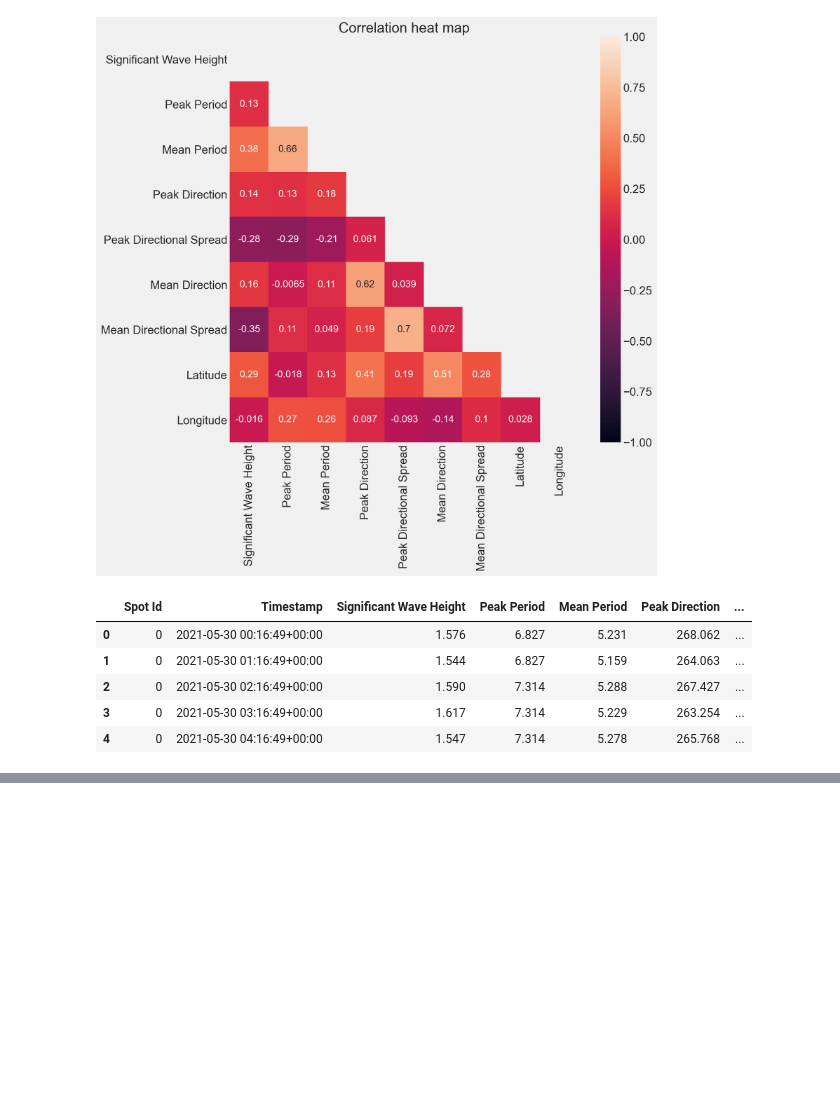
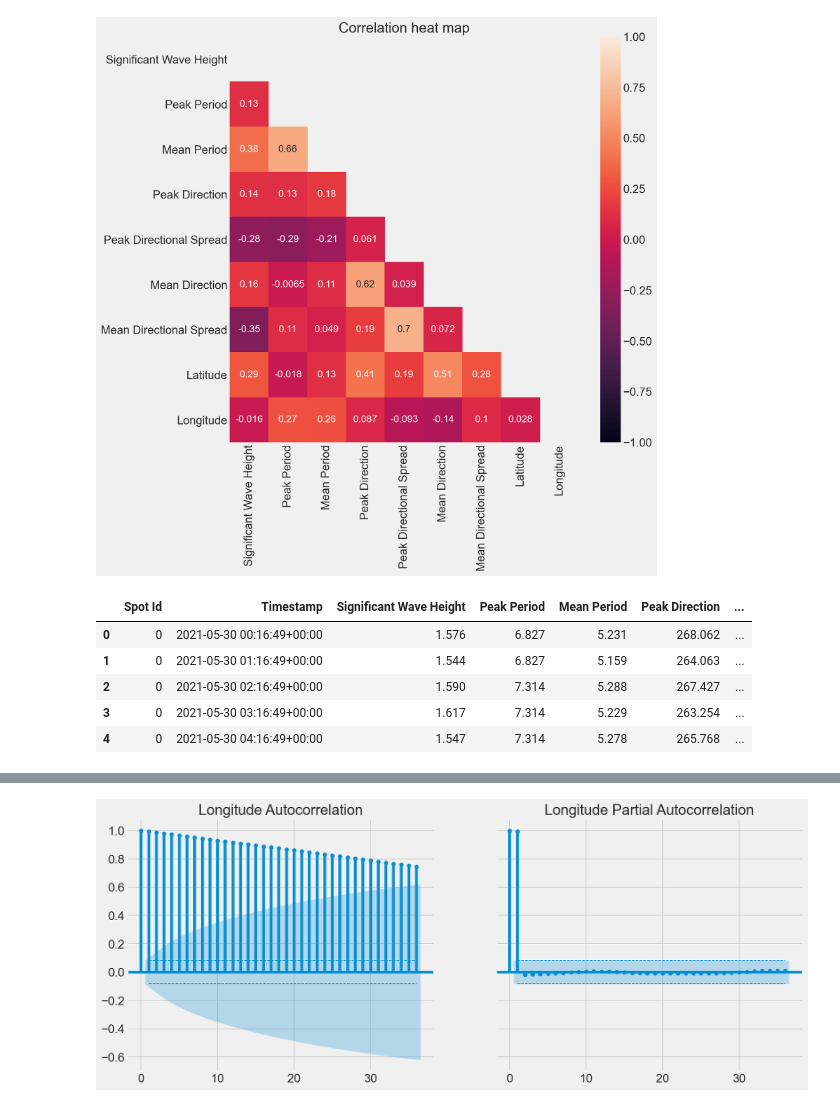
Before and after one commit to esbatiehsan/forecasting-floats, a Jupyter notebook: data-cleaning-exploration.ipynb, the cells around one changed output, grey strips where cells are left out. Saved outputs shown, nothing was run; the diff lists cells and outputs as text; code cells hidden in the pictures; blank space fills up the shorter version.

```diff
--- a/data-cleaning-exploration.ipynb
+++ b/data-cleaning-exploration.ipynb
@@ -173,0 +204,4 @@ plot_autocorr(buoy_data, 87, 'Heading', 72)
+# %%
+plot_autocorrs(buoy_data, buoy_id=0, feature='Longitude', lags=36)
+# %% [output]
+[figure, added]
```
Also changed, not shown: parts of 20 cells of this notebook.
